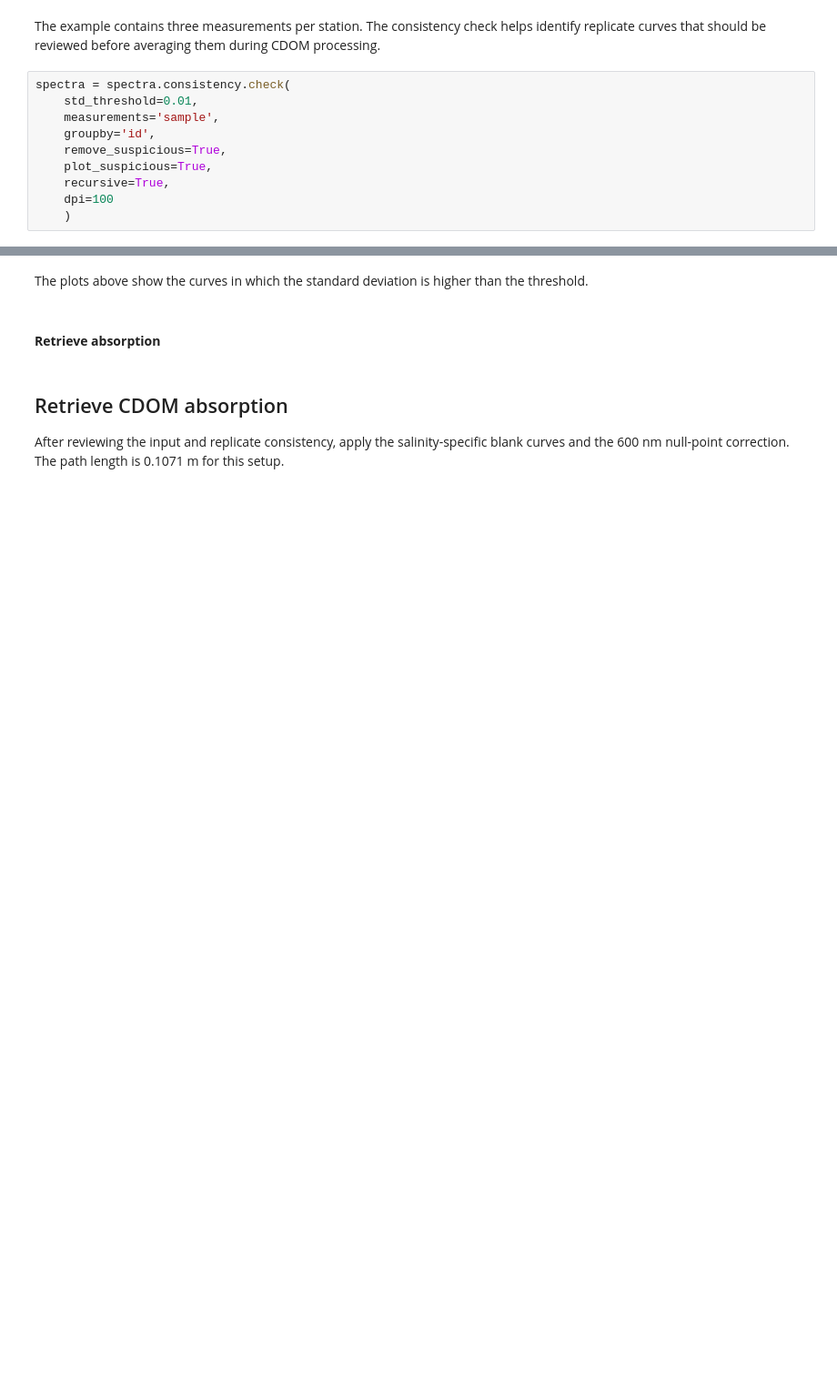
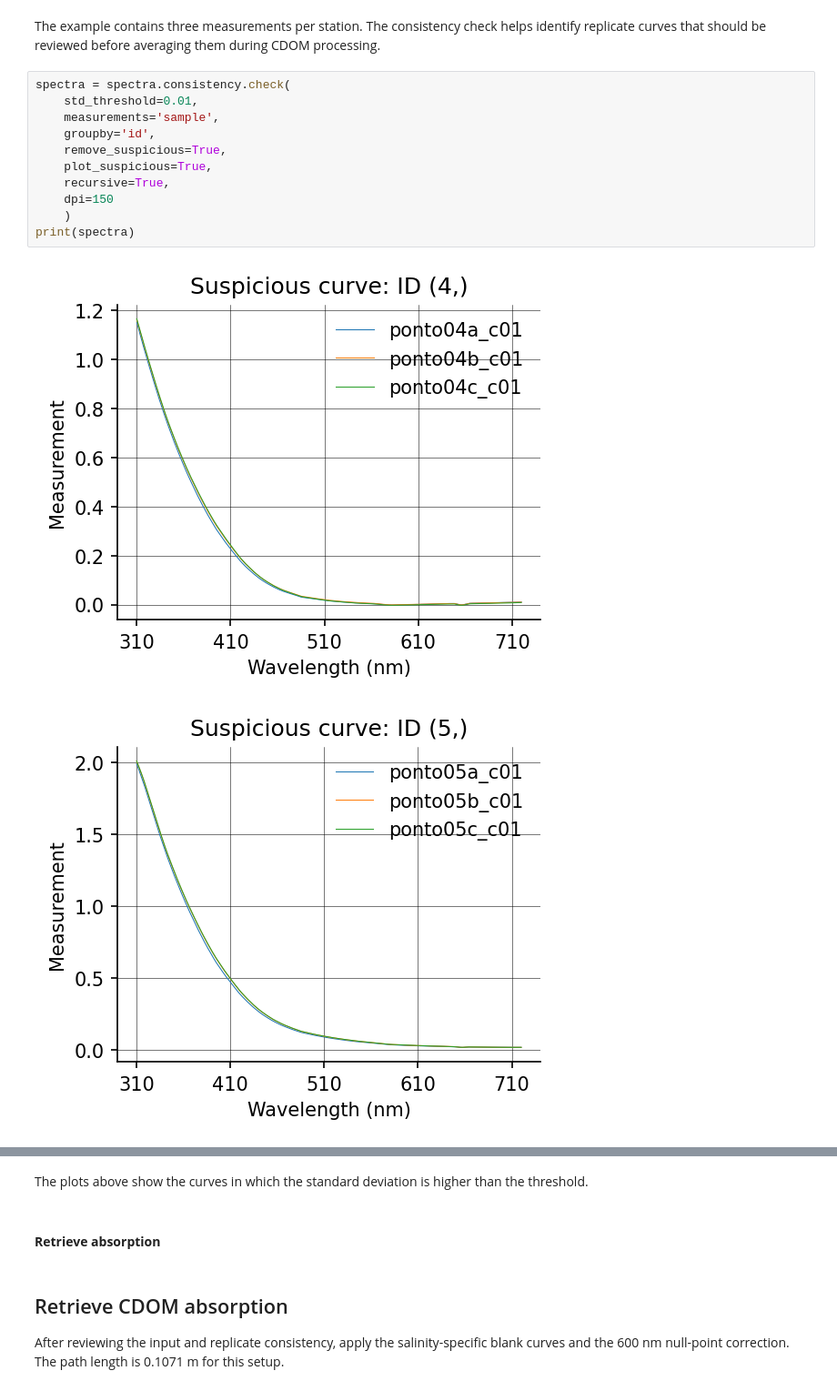
Before and after one commit to b-rech/watercolorlab, a Jupyter notebook: examples/cdom_processing_wpi.ipynb, the cells around one changed output, grey strips where cells are left out. Shown at 91% size. Saved outputs shown, nothing was run; the diff lists cells and outputs as text; blank space fills up the shorter version.

```diff
--- a/examples/cdom_processing_wpi.ipynb
+++ b/examples/cdom_processing_wpi.ipynb
@@ -81,10 +113,14 @@ The example contains three measurements per station. The consistency check helps
 # %%
 spectra = spectra.consistency.check(
     std_threshold=0.01,
     measurements='sample',
     groupby='id',
     remove_suspicious=True,
     plot_suspicious=True,
     recursive=True,
-    dpi=100
+    dpi=150
     )
+print(spectra)
+# %% [output]
+[figure, added]
+[figure, added]
```
Also changed, not shown: parts of 9 cells of this notebook.
